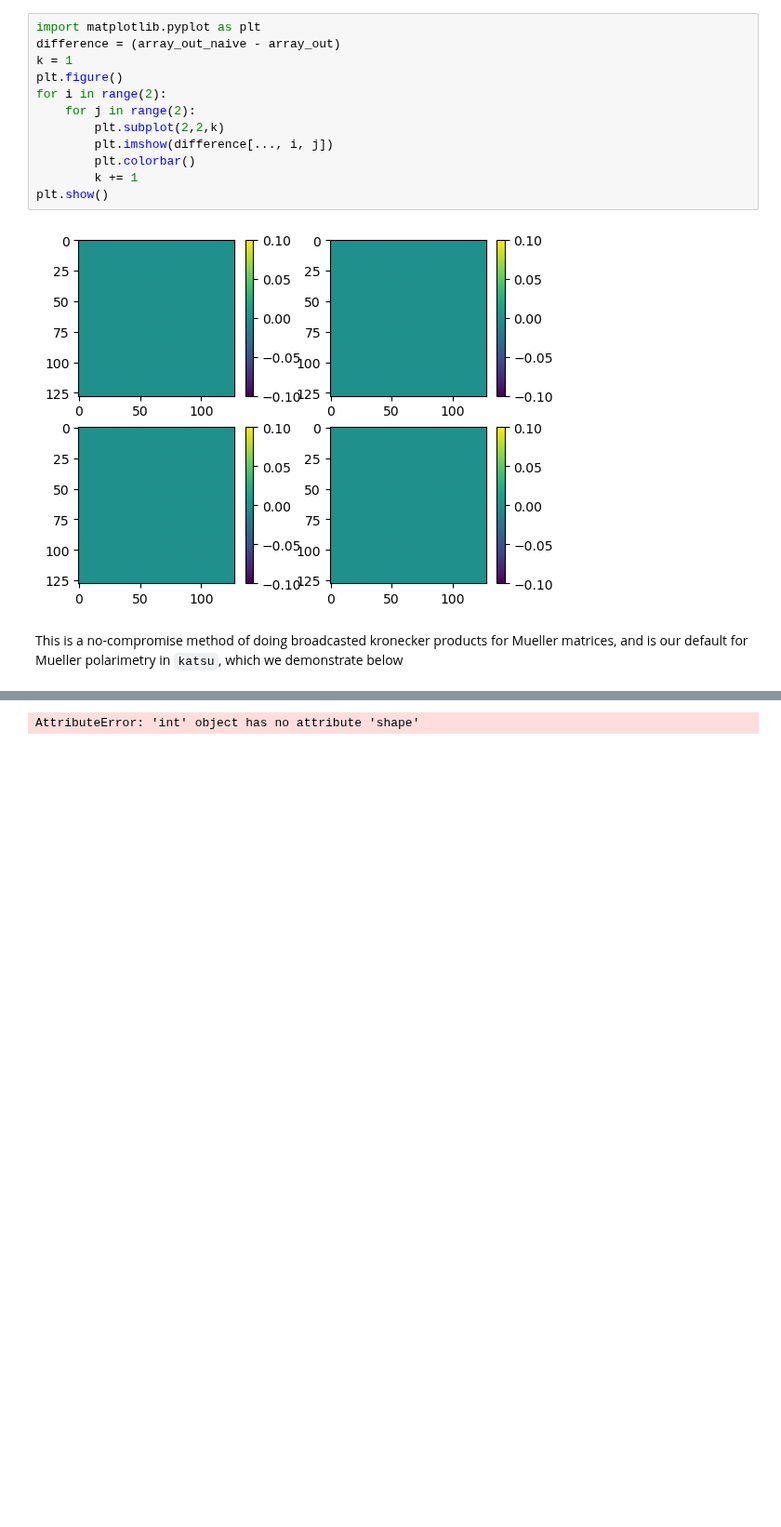
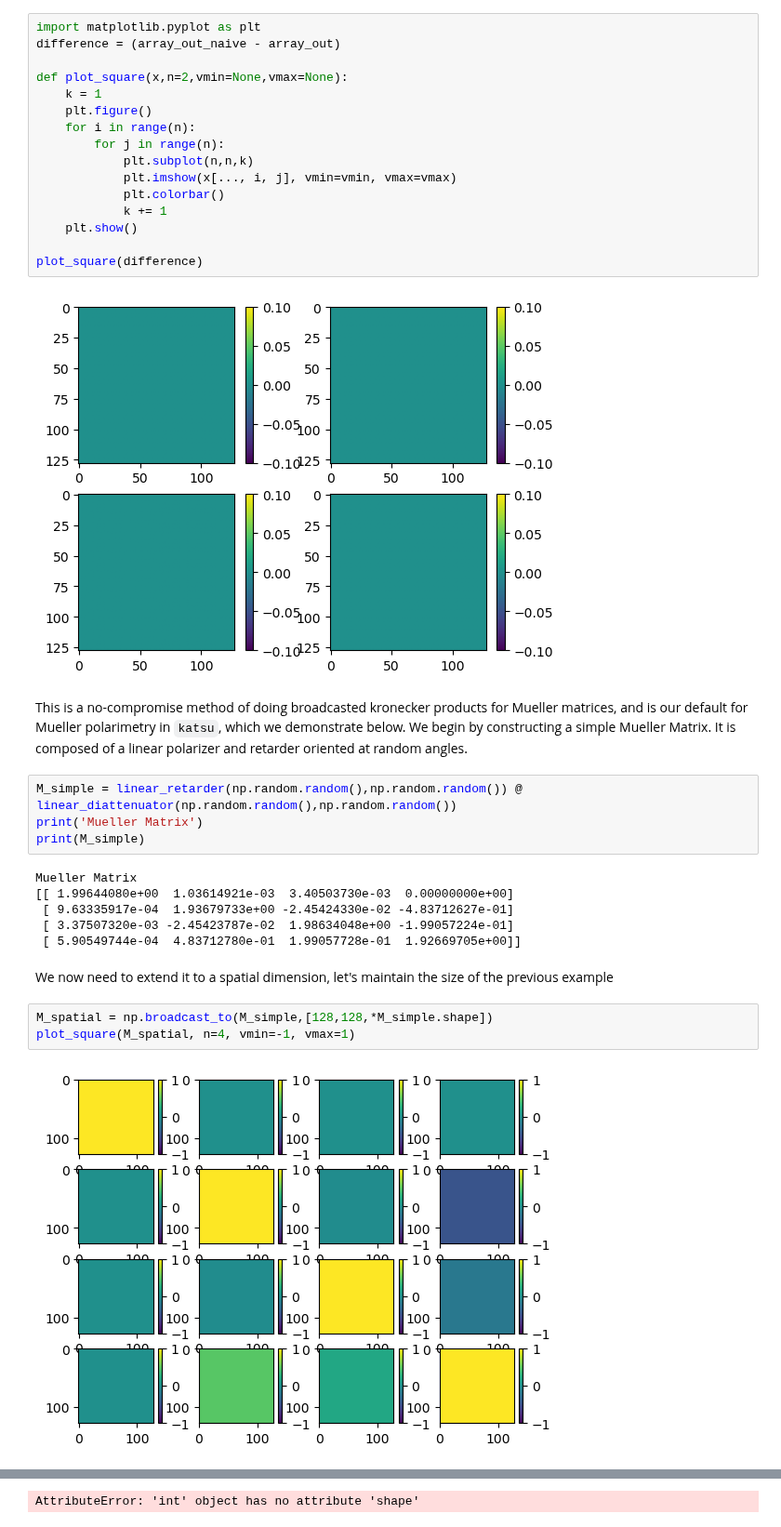
Before and after one commit to Jashcraf/katsu, a Jupyter notebook: BroadcastedPolarimetry.ipynb, the cells around one changed output, grey strips where cells are left out. Shown at 93% size. Saved outputs shown, nothing was run; the diff lists cells and outputs as text; blank space fills up the shorter version.

```diff
--- a/BroadcastedPolarimetry.ipynb
+++ b/BroadcastedPolarimetry.ipynb
@@ -47,16 +58,37 @@ Just by virtue of a more specialized implementation, we can achieve runtime incr
 # %%
 import matplotlib.pyplot as plt
 difference = (array_out_naive - array_out)
-k = 1
-plt.figure()
-for i in range(2):
-    for j in range(2):
-        plt.subplot(2,2,k)
-        plt.imshow(difference[..., i, j])
-        plt.colorbar()
-        k += 1
-plt.show()
+
+def plot_square(x,n=2,vmin=None,vmax=None):
+    k = 1
+    plt.figure()
+    for i in range(n):
+        for j in range(n):
+            plt.subplot(n,n,k)
+            plt.imshow(x[..., i, j], vmin=vmin, vmax=vmax)
+            plt.colorbar()
+            k += 1
+    plt.show()
+
+plot_square(difference)
 # %% [output]
 [figure]
 # %% [markdown]
-This is a no-compromise method of doing broadcasted kronecker products for Mueller matrices, and is our default for Mueller polarimetry in `katsu`, which we demonstrate below
+This is a no-compromise method of doing broadcasted kronecker products for Mueller matrices, and is our default for Mueller polarimetry in `katsu`, which we demonstrate below. We begin by constructing a simple Mueller Matrix. It is composed of a linear polarizer and retarder oriented at random angles.
+# %%
+M_simple = linear_retarder(np.random.random(),np.random.random()) @ linear_diattenuator(np.random.random(),np.random.random())
+print('Mueller Matrix')
+print(M_simple)
+# %% [output]
+Mueller Matrix
+[[ 1.99644080e+00  1.03614921e-03  3.40503730e-03  0.00000000e+00]
+ [ 9.63335917e-04  1.93679733e+00 -2.45424330e-02 -4.83712627e-01]
+ [ 3.37507320e-03 -2.45423787e-02  1.98634048e+00 -1.99057224e-01]
+ [ 5.90549744e-04  4.83712780e-01  1.99057728e-01  1.92669705e+00]]
+# %% [markdown]
+We now need to extend it to a spatial dimension, let's maintain the size of the previous example
+# %%
+M_spatial = np.broadcast_to(M_simple,[128,128,*M_simple.shape])
+plot_square(M_spatial, n=4, vmin=-1, vmax=1)
+# %% [output]
+[figure, added]
```
Also changed, not shown: parts of 11 cells of this notebook, 6 other files.
